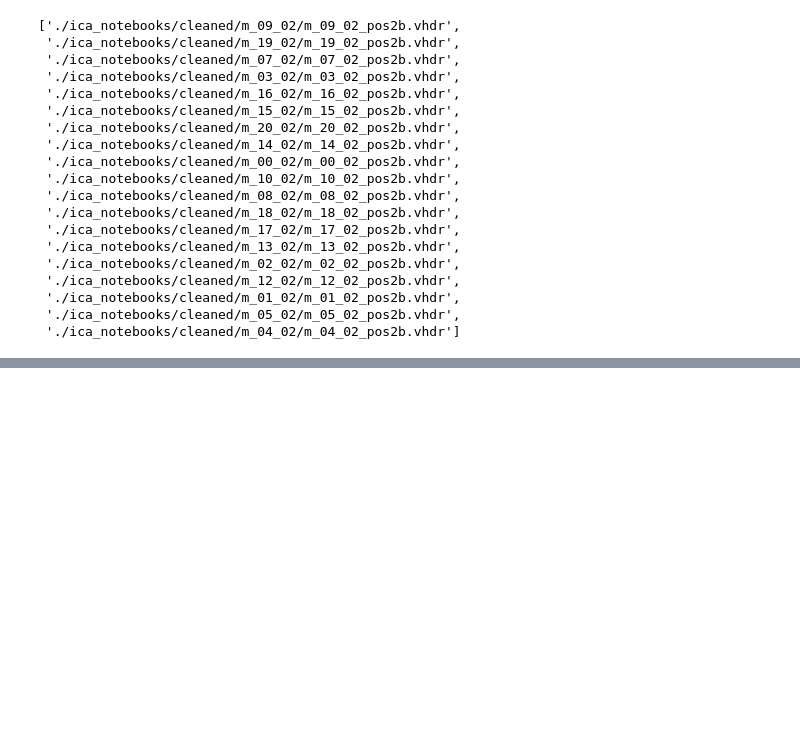
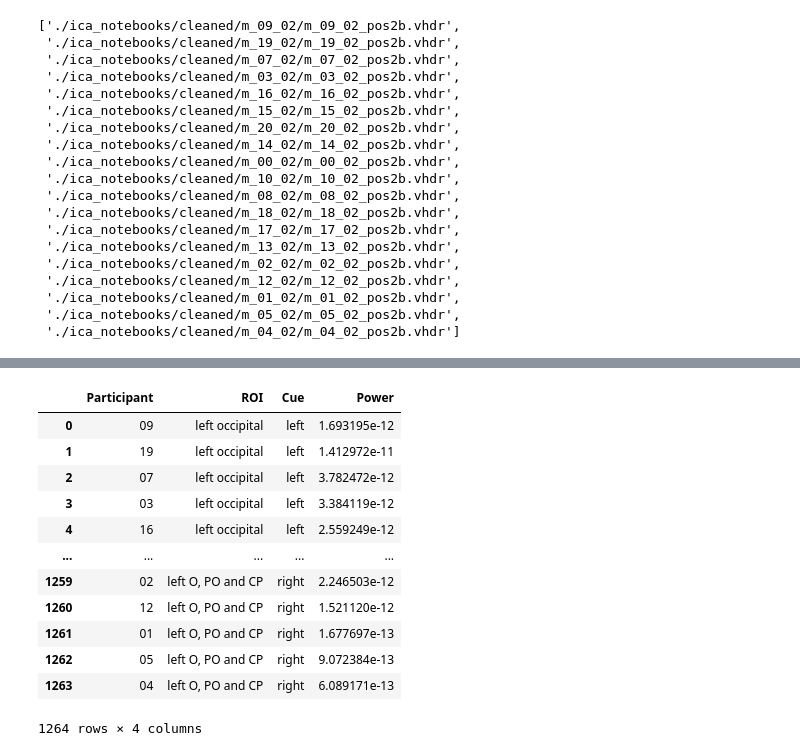
Before and after one commit to locua/time-frequency-analysis, a Jupyter notebook: cluster_stats.ipynb, the cells around one changed output, grey strips where cells are left out. Cells and saved outputs as stored; diff of their text form; code cells hidden in the pictures; blank space fills up the shorter version.

```diff
--- a/cluster_stats.ipynb
+++ b/cluster_stats.ipynb
@@ -1216,0 +1066,16 @@ all_powers
+# %%
+all_powers
+# %% [output]
+|  | Participant | ROI | Cue | Power |
+| 0 | 09 | left occipital | left | 1.693195e-12 |
+| 1 | 19 | left occipital | left | 1.412972e-11 |
+| 2 | 07 | left occipital | left | 3.782472e-12 |
+| 3 | 03 | left occipital | left | 3.384119e-12 |
+| 4 | 16 | left occipital | left | 2.559249e-12 |
+| ... | ... | ... | ... | ... |
+| 1259 | 02 | left O, PO and CP | right | 2.246503e-12 |
+| 1260 | 12 | left O, PO and CP | right | 1.521120e-12 |
+| 1261 | 01 | left O, PO and CP | right | 1.677697e-13 |
+| 1262 | 05 | left O, PO and CP | right | 9.072384e-13 |
+| 1263 | 04 | left O, PO and CP | right | 6.089171e-13 |
+1264 rows × 4 columns
```
Also changed, not shown: parts of 22 cells of this notebook.
